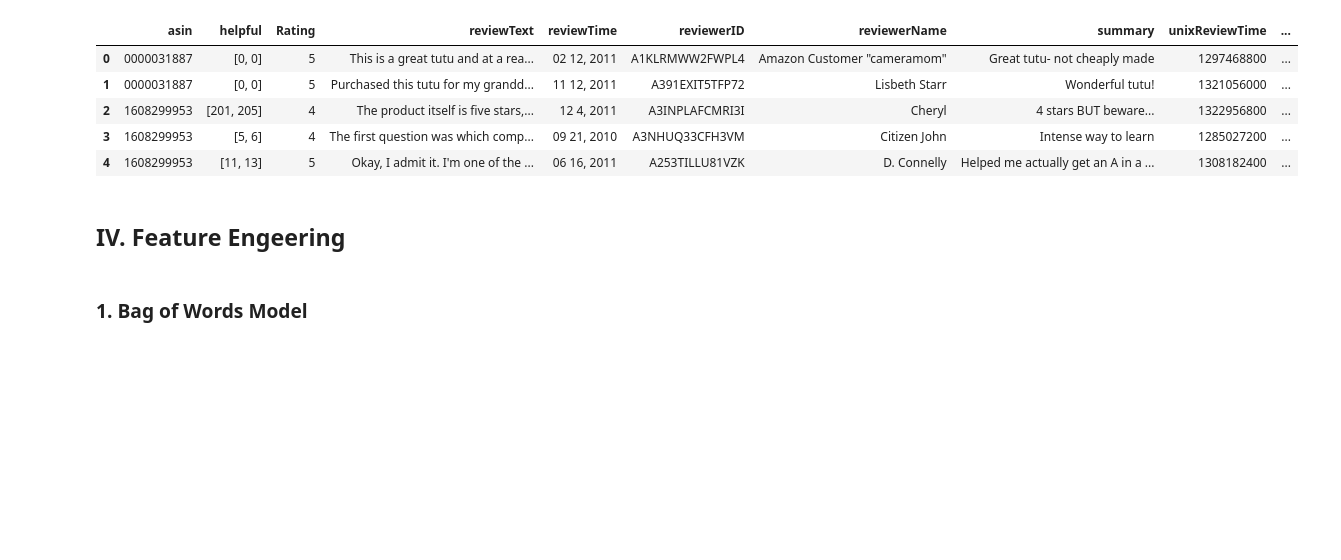
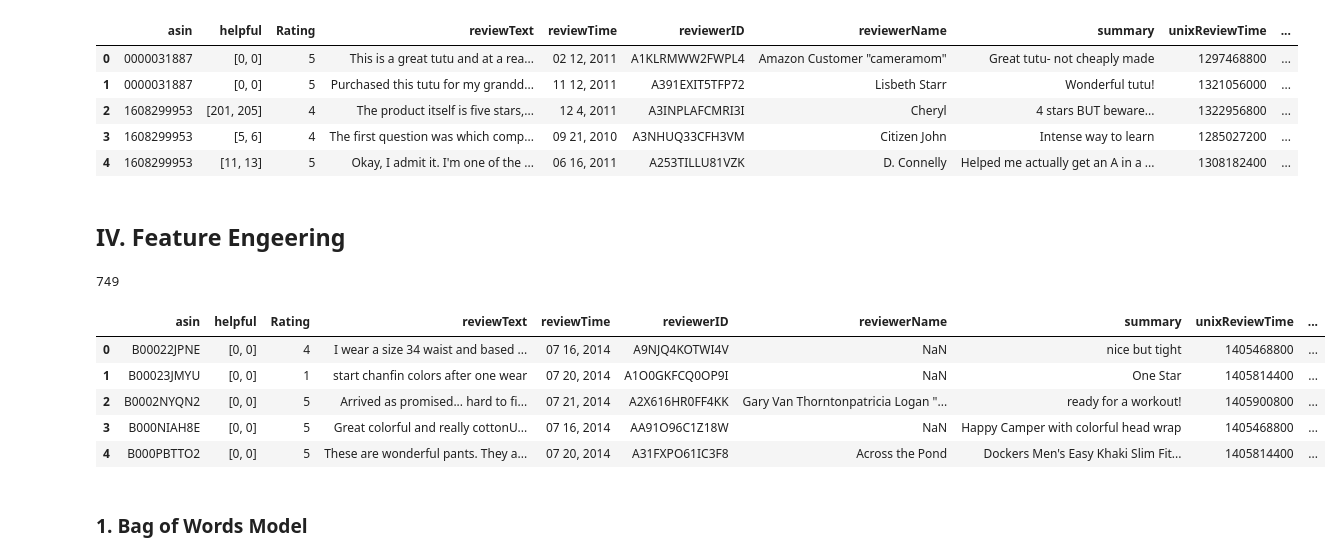
Before and after one commit to anxin16/Capstone-Project-3, a Jupyter notebook: Milestone-Report/Amazon-Review_1.ipynb, the cells around one changed output. Saved outputs shown, nothing was run; the diff lists cells and outputs as text; code cells hidden in the pictures; blank space fills up the shorter version.

```diff
--- a/Milestone-Report/Amazon-Review_1.ipynb
+++ b/Milestone-Report/Amazon-Review_1.ipynb
@@ -407,0 +411,23 @@ sdf.head()
+# %%
+#########################
+## SUBSET DATA FOR TEST
+#########################
+
+## select review time after Jul.15 2014
+dt_year = toDate('07 15, 2014')
+new_df = review_df[review_df.reviewDate > dt_year]
+new_total = len(new_df)
+print (new_total)
+# %% [output]
+749
+# %%
+ndf = new_df.copy()
+ndf.index = range(new_total)
+ndf.head()
+# %% [output]
+|  | asin | helpful | Rating | reviewText | reviewTime | reviewerID | reviewerName | summary | unixReviewTime | ... |
+| 0 | B00022JPNE | [0, 0] | 4 | I wear a size 34 waist and based ... | 07 16, 2014 | A9NJQ4KOTWI4V | NaN | nice but tight | 1405468800 | ... |
+| 1 | B00023JMYU | [0, 0] | 1 | start chanfin colors after one wear | 07 20, 2014 | A1O0GKFCQ0OP9I | NaN | One Star | 1405814400 | ... |
+| 2 | B0002NYQN2 | [0, 0] | 5 | Arrived as promised... hard to fi... | 07 21, 2014 | A2X616HR0FF4KK | Gary Van Thorntonpatricia Logan "... | ready for a workout! | 1405900800 | ... |
+| 3 | B000NIAH8E | [0, 0] | 5 | Great colorful and really cottonU... | 07 16, 2014 | AA91O96C1Z18W | NaN | Happy Camper with colorful head wrap | 1405468800 | ... |
+| 4 | B000PBTTO2 | [0, 0] | 5 | These are wonderful pants. They a... | 07 20, 2014 | A31FXPO61IC3F8 | Across the Pond | Dockers Men's Easy Khaki Slim Fit... | 1405814400 | ... |
```
Also changed, not shown: parts of 21 cells of this notebook.
